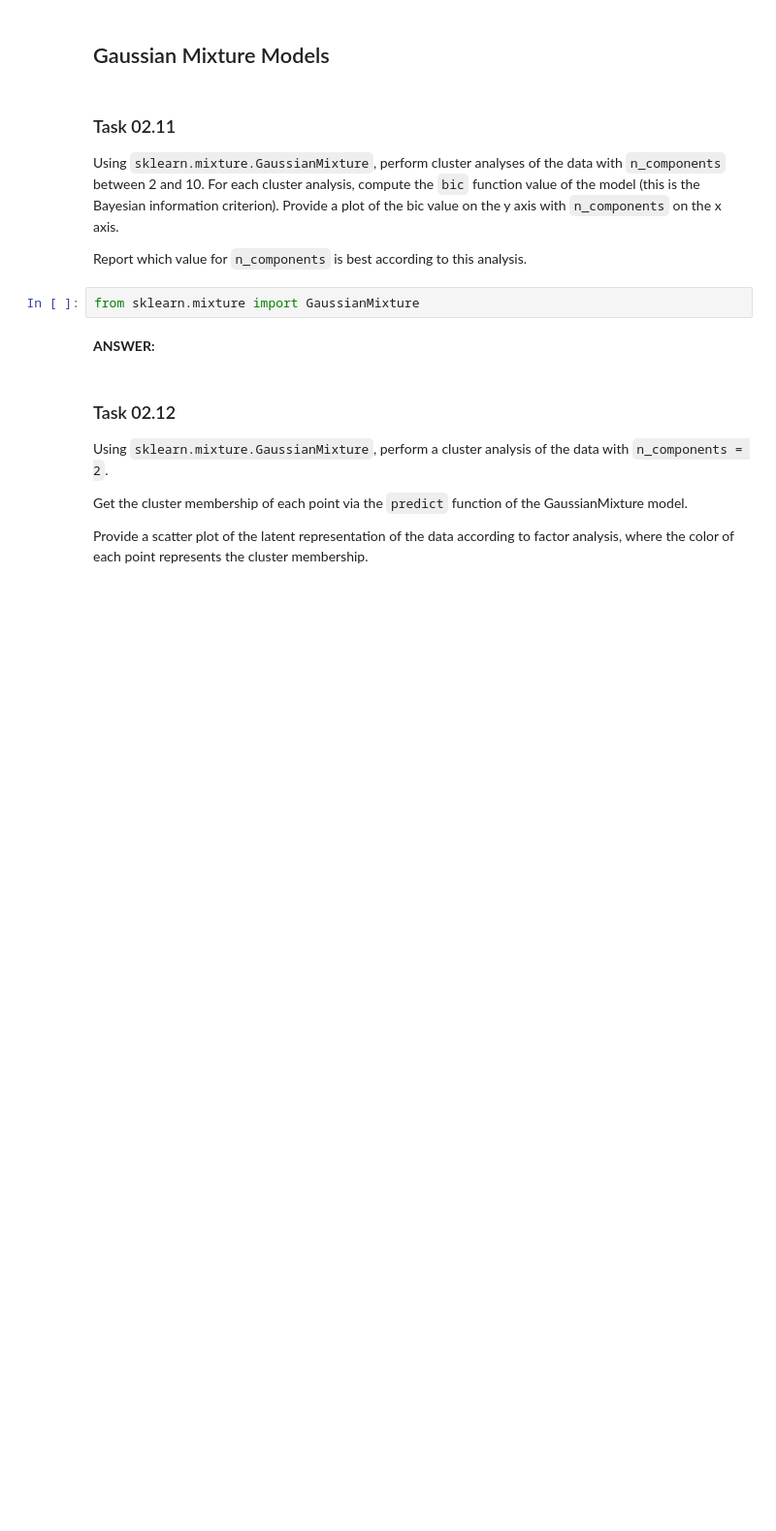
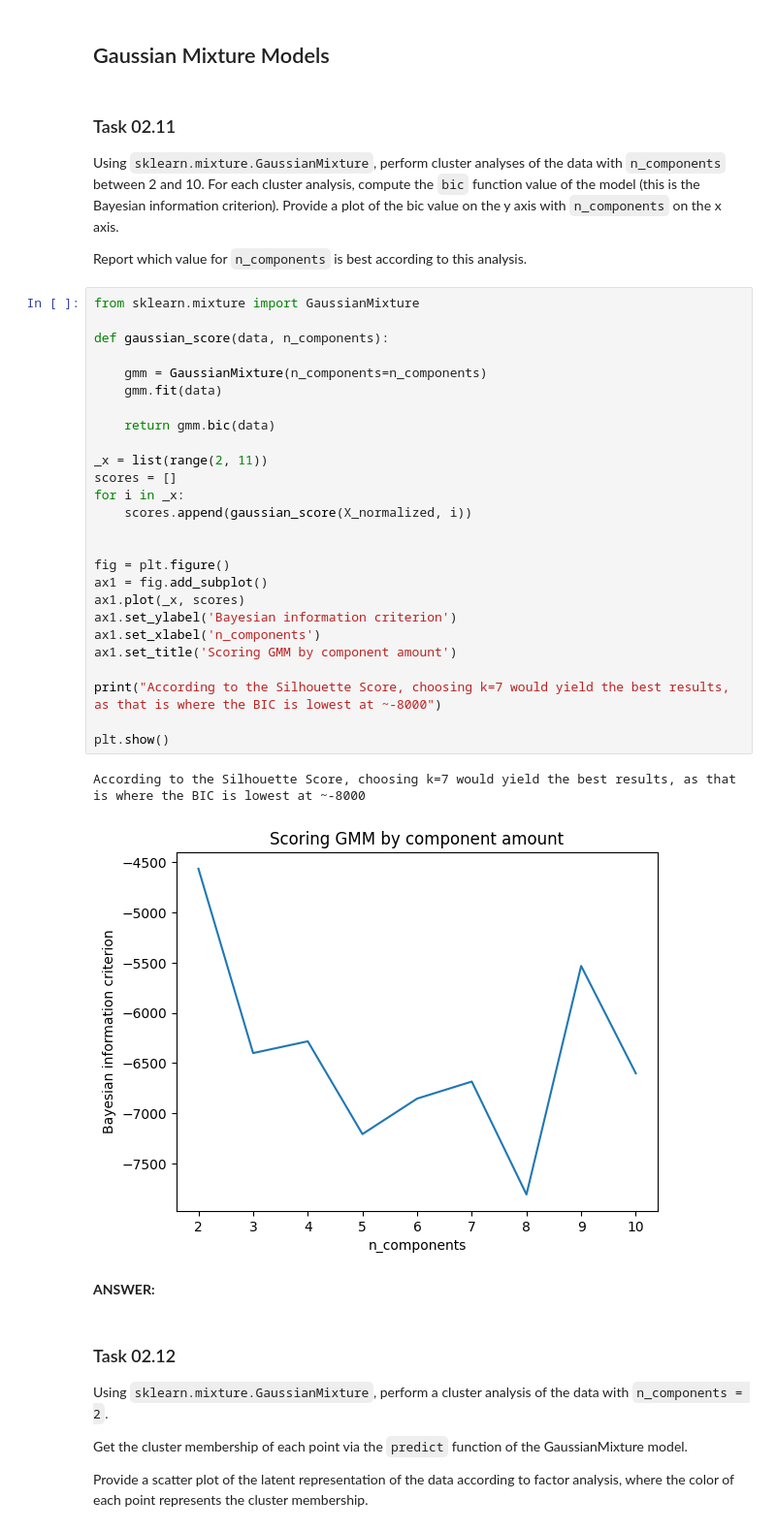
Before and after one commit to ChonsShadow/datamining_24-25, a Jupyter notebook: sheet02/sheet02.ipynb, the cells around one changed output. Shown at 97% size. Drawn from its saved outputs; the diff is of its cells as text; blank space fills up the shorter version.

```diff
--- a/sheet02/sheet02.ipynb
+++ b/sheet02/sheet02.ipynb
@@ -384,6 +384,33 @@ Using `sklearn.mixture.GaussianMixture`, perform cluster analyses of the data wi
 Report which value for `n_components` is best according to this analysis.
 # %%
 from sklearn.mixture import GaussianMixture
+
+def gaussian_score(data, n_components):
+
+    gmm = GaussianMixture(n_components=n_components)
+    gmm.fit(data)
+
+    return gmm.bic(data)
+
+_x = list(range(2, 11))
+scores = []
+for i in _x:
+    scores.append(gaussian_score(X_normalized, i))
+
+
+fig = plt.figure()
+ax1 = fig.add_subplot()
+ax1.plot(_x, scores)
+ax1.set_ylabel('Bayesian information criterion')
+ax1.set_xlabel('n_components')
+ax1.set_title('Scoring GMM by component amount')
+
+print("According to the Silhouette Score, choosing k=7 would yield the best results, as that is where the BIC is lowest at ~-8000")
+
+plt.show()
+# %% [output]
+According to the Silhouette Score, choosing k=7 would yield the best results, as that is where the BIC is lowest at ~-8000
+[figure, added]
 # %% [markdown]
 **ANSWER:**
 # %% [markdown]
```
Also changed, not shown: parts of 4 cells of this notebook.
